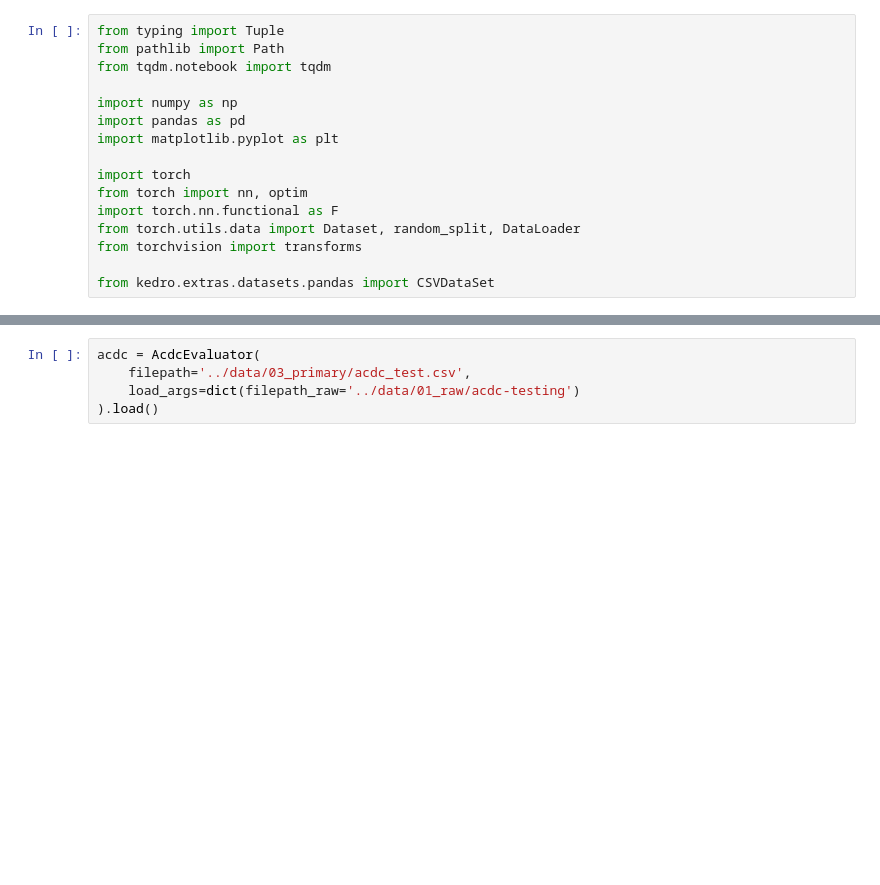
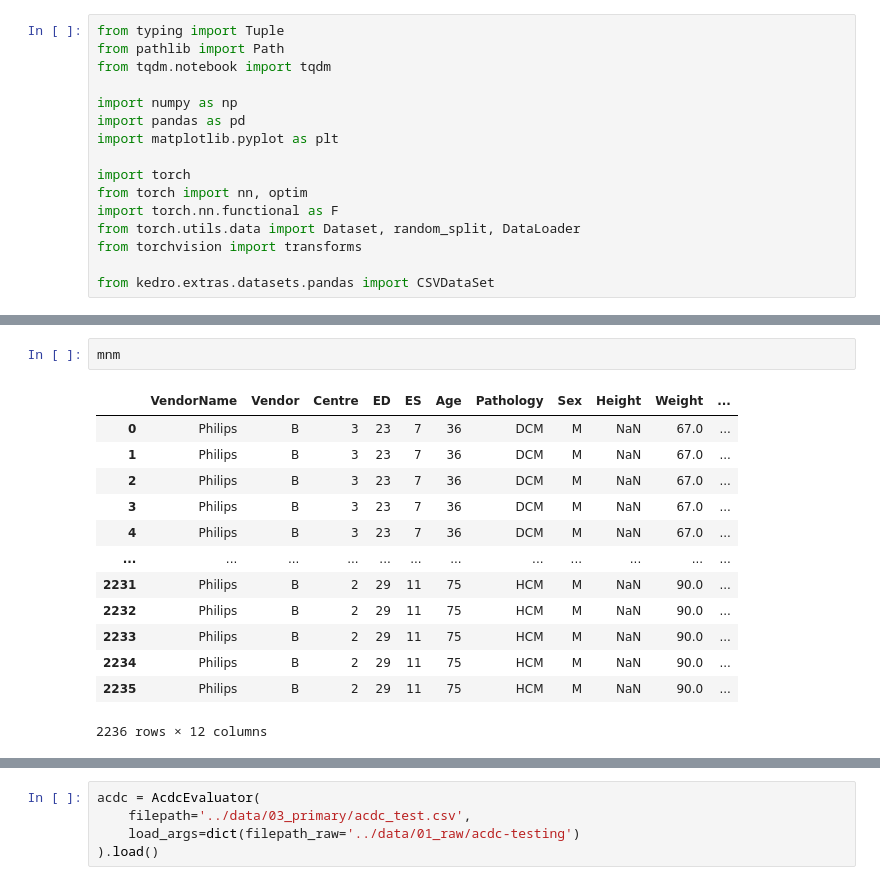
Before and after one commit to arnauddhaene/tagseg, a Jupyter notebook: notebooks/eval.ipynb, the cells around one changed output, grey strips where cells are left out. Drawn from its saved outputs; the diff is of its cells as text; blank space fills up the shorter version.

```diff
--- a/notebooks/eval.ipynb
+++ b/notebooks/eval.ipynb
@@ -22,0 +44,16 @@ from tagseg.data.scd_dataset import ScdEvaluator
+# %%
+mnm
+# %% [output]
+|  | VendorName | Vendor | Centre | ED | ES | Age | Pathology | Sex | Height | Weight | ... |
+| 0 | Philips | B | 3 | 23 | 7 | 36 | DCM | M | NaN | 67.0 | ... |
+| 1 | Philips | B | 3 | 23 | 7 | 36 | DCM | M | NaN | 67.0 | ... |
+| 2 | Philips | B | 3 | 23 | 7 | 36 | DCM | M | NaN | 67.0 | ... |
+| 3 | Philips | B | 3 | 23 | 7 | 36 | DCM | M | NaN | 67.0 | ... |
+| 4 | Philips | B | 3 | 23 | 7 | 36 | DCM | M | NaN | 67.0 | ... |
+| ... | ... | ... | ... | ... | ... | ... | ... | ... | ... | ... | ... |
+| 2231 | Philips | B | 2 | 29 | 11 | 75 | HCM | M | NaN | 90.0 | ... |
+| 2232 | Philips | B | 2 | 29 | 11 | 75 | HCM | M | NaN | 90.0 | ... |
+| 2233 | Philips | B | 2 | 29 | 11 | 75 | HCM | M | NaN | 90.0 | ... |
+| 2234 | Philips | B | 2 | 29 | 11 | 75 | HCM | M | NaN | 90.0 | ... |
+| 2235 | Philips | B | 2 | 29 | 11 | 75 | HCM | M | NaN | 90.0 | ... |
+2236 rows × 12 columns
```
Also changed, not shown: parts of 7 cells of this notebook, 5 other files.
